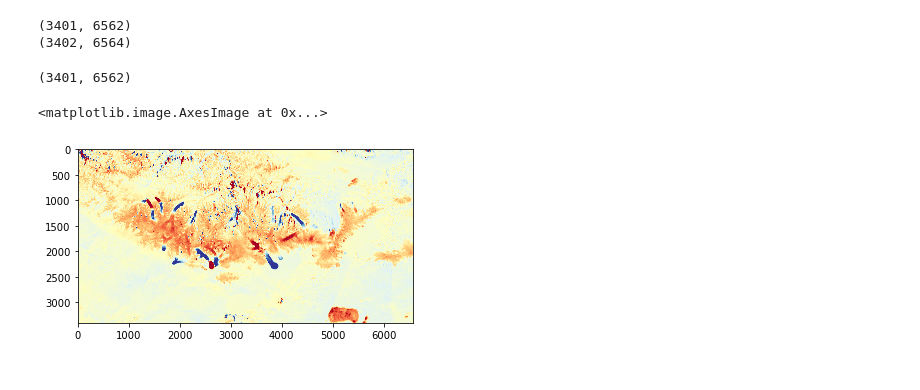
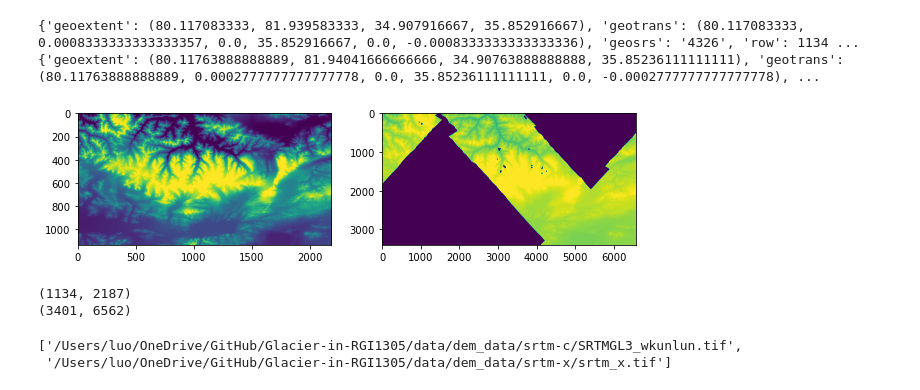
Before and after one commit to xinluo2018/Glacier-in-SETP, a Jupyter notebook: dem_proc/tmp.ipynb, the cells around one changed output. Cells and saved outputs as stored; diff of their text form; code cells hidden in the pictures.

```diff
--- a/dem_proc/tmp.ipynb
+++ b/dem_proc/tmp.ipynb
@@ -17,6 +26,28 @@ img_tandem, img_tandem_info = readTiff(path_tandem)
+# %%
+img_band1, b1_info = readTiff(path_band1)
+img_band2, b2_info = readTiff(path_band2)
+# img_band3, _ = readTiff(path_band3)
+# img_band1[img_band1 == -32768] = 0
+# img_band2[img_band2 == -32768] = 0
+# img_band3[img_band3 == -32768] = 0
+# %%
+print(b1_info)
+print(b2_info)
+# %% [output]
+{'geoextent': (80.117083333, 81.939583333, 34.907916667, 35.852916667), 'geotrans': (80.117083333, 0.0008333333333333357, 0.0, 35.852916667, 0.0, -0.0008333333333333336), 'geosrs': '4326', 'row': 1134 ...
+{'geoextent': (80.11763888888889, 81.94041666666666, 34.90763888888888, 35.85236111111111), 'geotrans': (80.11763888888889, 0.0002777777777777778, 0.0, 35.85236111111111, 0.0, -0.0002777777777777778), ...
+# %%
+plt.figure(figsize=(10,5))
+plt.subplot(1,2,1)
+imgShow(img_band1, clip_percent=5)
+plt.subplot(1,2,2)
+imgShow(img_band2, clip_percent=5)
+# %% [output]
+[figure, added]
 # %%
-print(img_srtm_c.shape)
-print(img_tandem.shape)
+print(img_band1.shape)
+print(img_band2.shape)
+# print(img_band3.shape)
 # %% [output]
+(1134, 2187)
 (3401, 6562)
-(3402, 6564)
@@ -29,4 +53,0 @@ tandem_repro = tandem.reproject(srtm_c)    #
-# %%
-tandem_repro.img.shape
-# %% [output]
-(3401, 6562)
@@ -35,5 +54,6 @@ dif = srtm_c.img - tandem_repro.img
-# %%
-plt.imshow(dif, vmin=-20, vmax=20, cmap='RdYlBu')
-# %% [output]
-<matplotlib.image.AxesImage at 0x...>
-[figure, removed]
+# %%
+path_bands = [path_band1, path_band2]
+path_bands
+# %% [output]
+['/Users/luo/OneDrive/GitHub/Glacier-in-RGI1305/data/dem_data/srtm-c/SRTMGL3_wkunlun.tif',
+ '/Users/luo/OneDrive/GitHub/Glacier-in-RGI1305/data/dem_data/srtm-x/srtm_x.tif']
```
Also changed, not shown: parts of 17 cells of this notebook, 13 other files.
